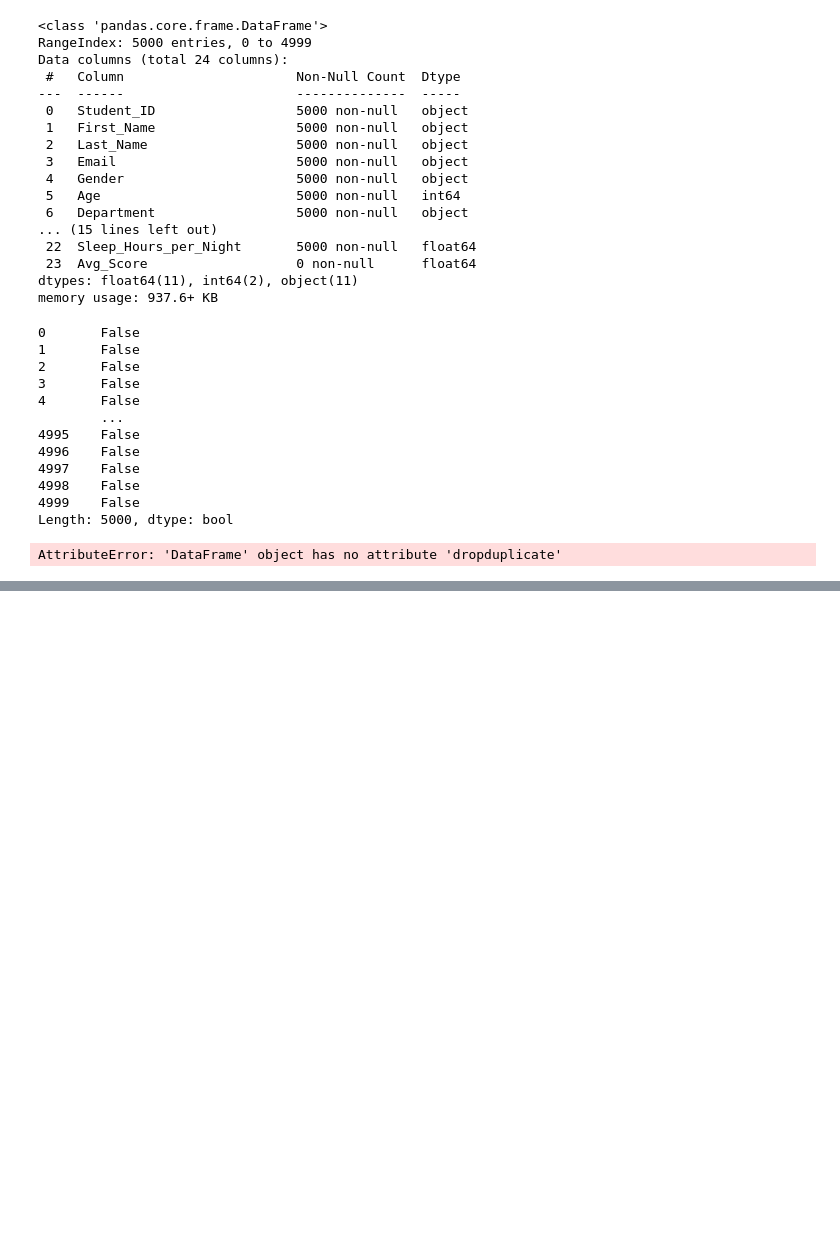
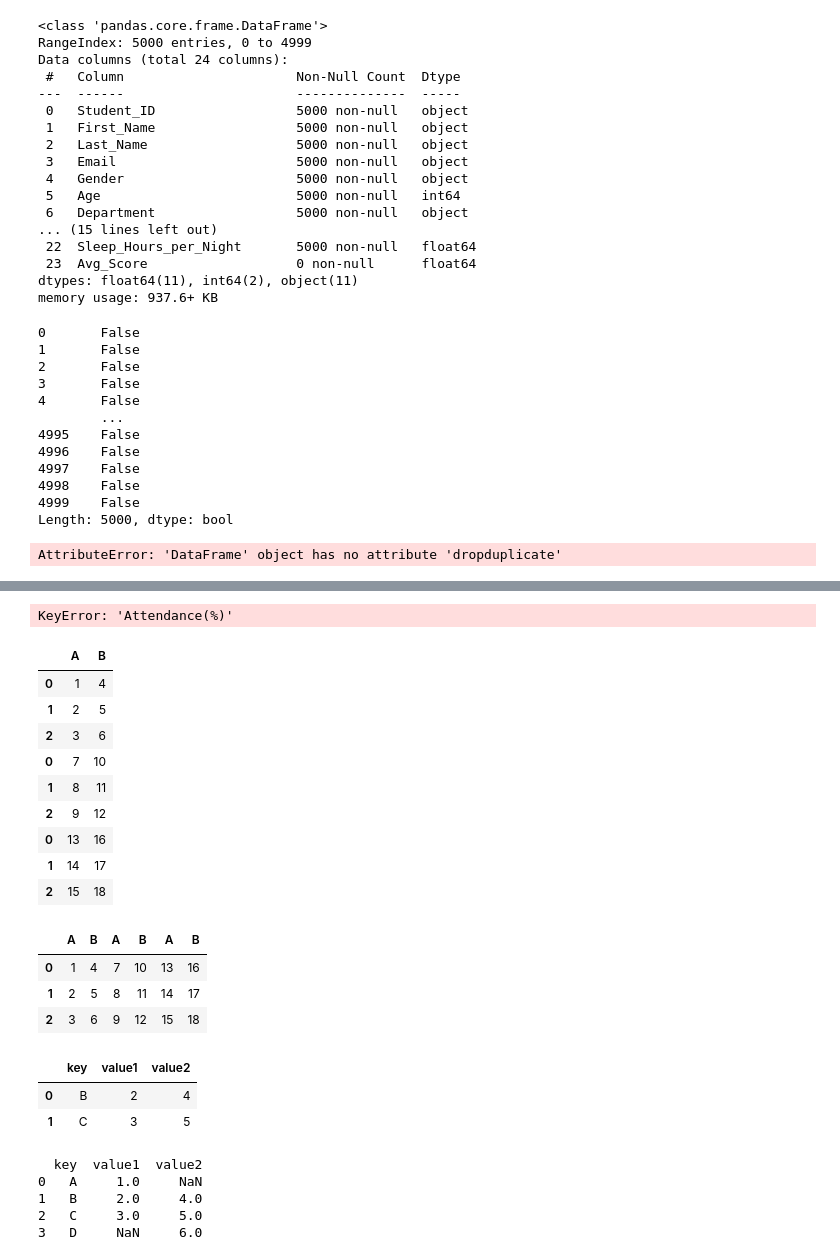
Before and after one commit to oomollo/Pandas-walkthrough, a Jupyter notebook: pandas.ipynb, the cells around one changed output, grey strips where cells are left out. Cells and saved outputs as stored; diff of their text form; code cells hidden in the pictures; blank space fills up the shorter version.

Commit message:
updating join in data frame

```diff
--- a/pandas.ipynb
+++ b/pandas.ipynb
@@ -445,0 +517,33 @@ AttributeError: 'DataFrame' object has no attribute 'dropduplicate'
+# %%
+# groupby an int/float colum using a range
+attendance= df.groupby('Attendance(%)')['Age'].range()
+attendance
+# %% [output]
+KeyError: 'Attendance(%)'
+# %%
+#combining Dataframe
+# using concatenation
+df1= pd.DataFrame({'A':[1,2,3],'B':[4,5,6]})
+df2= pd.DataFrame({'A': [7,8,9],'B':[10,11,12]})
+df3= pd.DataFrame({'A':[13,14,15],'B':[16,17,18]})
+result= pd.concat([df1,df2,df3], axis= 0)# axis= 0 refences a row
+result
+# %% [output]
+|  | A | B |
+| 0 | 1 | 4 |
+| 1 | 2 | 5 |
+| 2 | 3 | 6 |
+| 0 | 7 | 10 |
+| 1 | 8 | 11 |
+| 2 | 9 | 12 |
+| 0 | 13 | 16 |
+| 1 | 14 | 17 |
+| 2 | 15 | 18 |
+# %%
+result= pd.concat([df1,df2,df3], axis= 1)# axis= 1 refences a columns
+result
+# %% [output]
+|  | A | B | A | B | A | B |
+| 0 | 1 | 4 | 7 | 10 | 13 | 16 |
+| 1 | 2 | 5 | 8 | 11 | 14 | 17 |
+| 2 | 3 | 6 | 9 | 12 | 15 | 18 |
@@ -445,0 +556,20 @@ AttributeError: 'DataFrame' object has no attribute 'dropduplicate'
+# %%
+df1= pd.DataFrame({'key':['A','B','C'], 'value1':[1,2,3]})
+df2= pd.DataFrame({'key':['B','C','D'], 'value2':[4,5,6]})
+#innerjoin
+inner_join= pd.merge(df1,df2, on='key',how='inner')
+inner_join
+# %% [output]
+|  | key | value1 | value2 |
+| 0 | B | 2 | 4 |
+| 1 | C | 3 | 5 |
+# %%
+#outer join
+outer_join= pd.merge(df1,df2, on='key',how='outer')
+print(outer_join)
+# %% [output]
+  key  value1  value2
+0   A     1.0     NaN
+1   B     2.0     4.0
+2   C     3.0     5.0
+3   D     NaN     6.0
```
Also changed, not shown: parts of 9 cells of this notebook.
